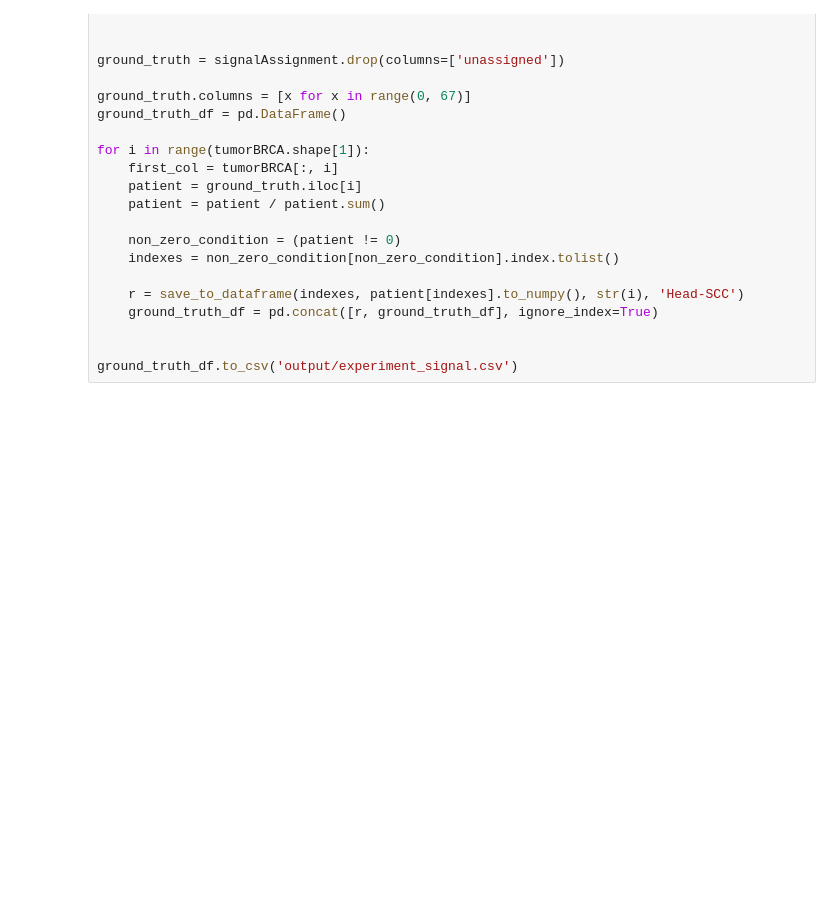
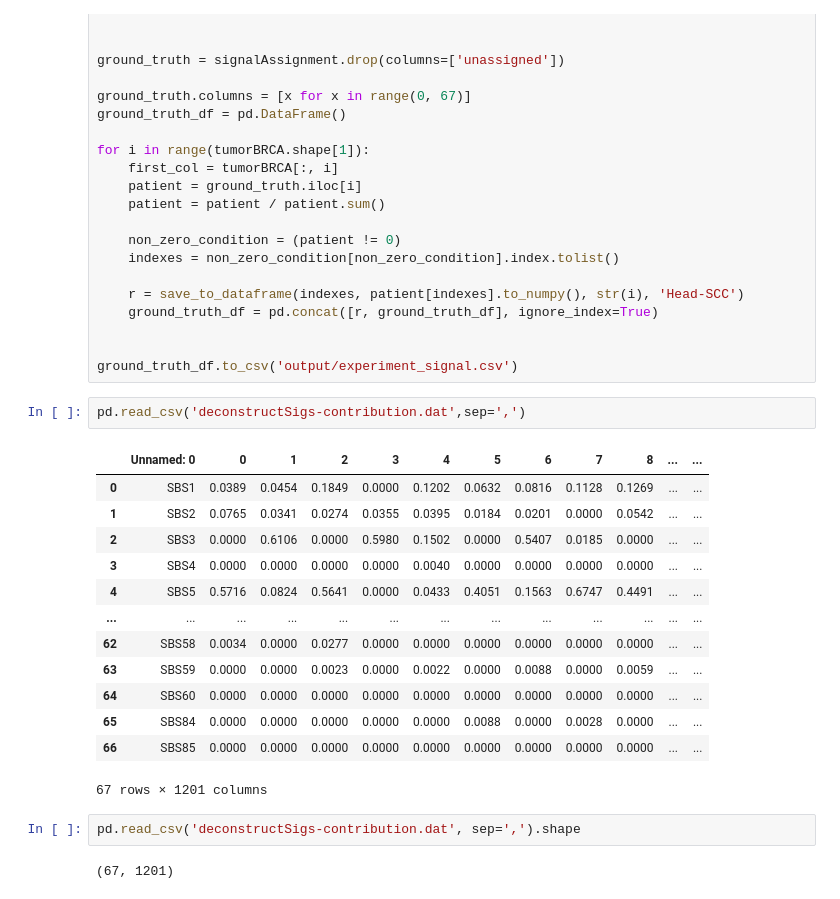
Before and after one commit to marcin119a/data_comparation, a Jupyter notebook: benchmark_6_output/interpretation_benchmark_6.ipynb, the cells around one changed output. Drawn from its saved outputs; the diff is of its cells as text; blank space fills up the shorter version.

```diff
--- a/benchmark_6_output/interpretation_benchmark_6.ipynb
+++ b/benchmark_6_output/interpretation_benchmark_6.ipynb
@@ -797,3 +797,23 @@ for i in range(tumorBRCA.shape[1]):
 
 
 ground_truth_df.to_csv('output/experiment_signal.csv')
+# %%
+pd.read_csv('deconstructSigs-contribution.dat',sep=',')
+# %% [output]
+|  | Unnamed: 0 | 0 | 1 | 2 | 3 | 4 | 5 | 6 | 7 | 8 | ... | ... |
+| 0 | SBS1 | 0.0389 | 0.0454 | 0.1849 | 0.0000 | 0.1202 | 0.0632 | 0.0816 | 0.1128 | 0.1269 | ... | ... |
+| 1 | SBS2 | 0.0765 | 0.0341 | 0.0274 | 0.0355 | 0.0395 | 0.0184 | 0.0201 | 0.0000 | 0.0542 | ... | ... |
+| 2 | SBS3 | 0.0000 | 0.6106 | 0.0000 | 0.5980 | 0.1502 | 0.0000 | 0.5407 | 0.0185 | 0.0000 | ... | ... |
+| 3 | SBS4 | 0.0000 | 0.0000 | 0.0000 | 0.0000 | 0.0040 | 0.0000 | 0.0000 | 0.0000 | 0.0000 | ... | ... |
+| 4 | SBS5 | 0.5716 | 0.0824 | 0.5641 | 0.0000 | 0.0433 | 0.4051 | 0.1563 | 0.6747 | 0.4491 | ... | ... |
+| ... | ... | ... | ... | ... | ... | ... | ... | ... | ... | ... | ... | ... |
+| 62 | SBS58 | 0.0034 | 0.0000 | 0.0277 | 0.0000 | 0.0000 | 0.0000 | 0.0000 | 0.0000 | 0.0000 | ... | ... |
+| 63 | SBS59 | 0.0000 | 0.0000 | 0.0023 | 0.0000 | 0.0022 | 0.0000 | 0.0088 | 0.0000 | 0.0059 | ... | ... |
+| 64 | SBS60 | 0.0000 | 0.0000 | 0.0000 | 0.0000 | 0.0000 | 0.0000 | 0.0000 | 0.0000 | 0.0000 | ... | ... |
+| 65 | SBS84 | 0.0000 | 0.0000 | 0.0000 | 0.0000 | 0.0000 | 0.0088 | 0.0000 | 0.0028 | 0.0000 | ... | ... |
+| 66 | SBS85 | 0.0000 | 0.0000 | 0.0000 | 0.0000 | 0.0000 | 0.0000 | 0.0000 | 0.0000 | 0.0000 | ... | ... |
+67 rows × 1201 columns
+# %%
+pd.read_csv('deconstructSigs-contribution.dat', sep=',').shape
+# %% [output]
+(67, 1201)
```
Also changed, not shown: parts of 2 cells of this notebook, 4 other files.
